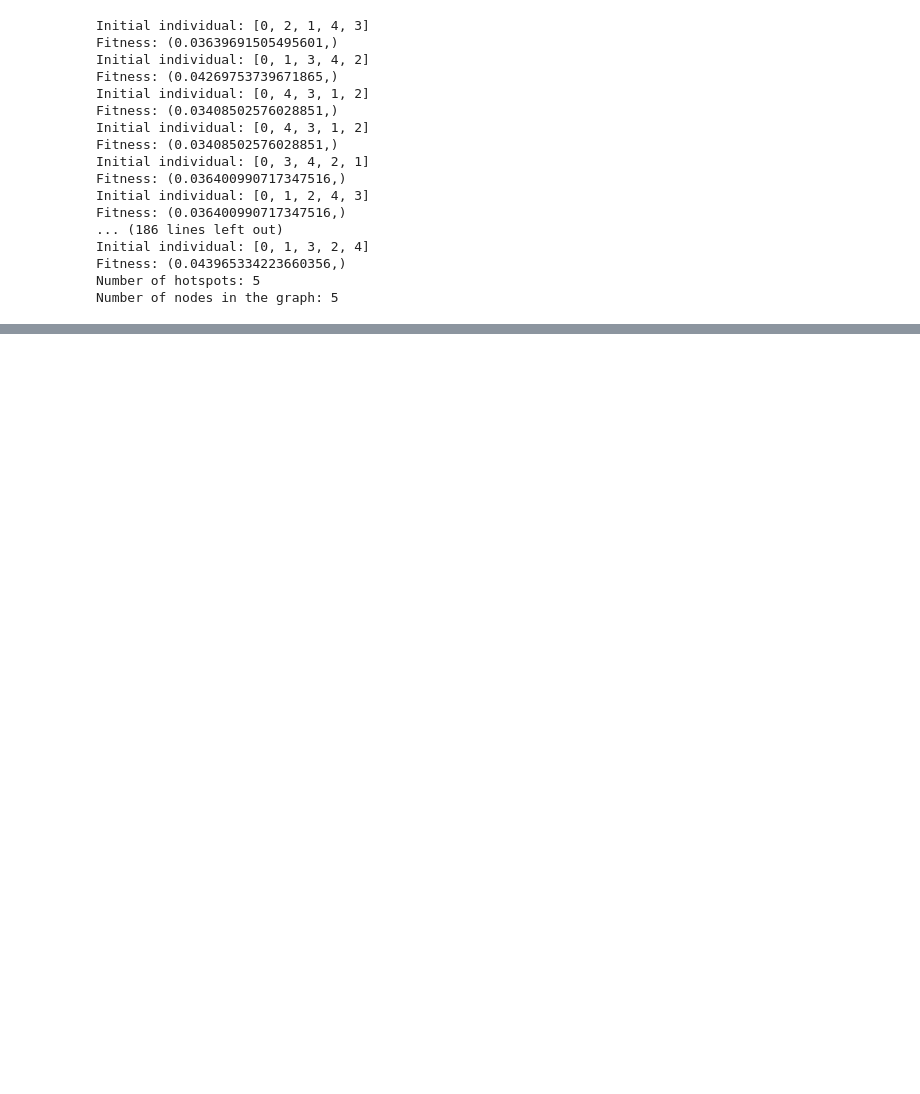
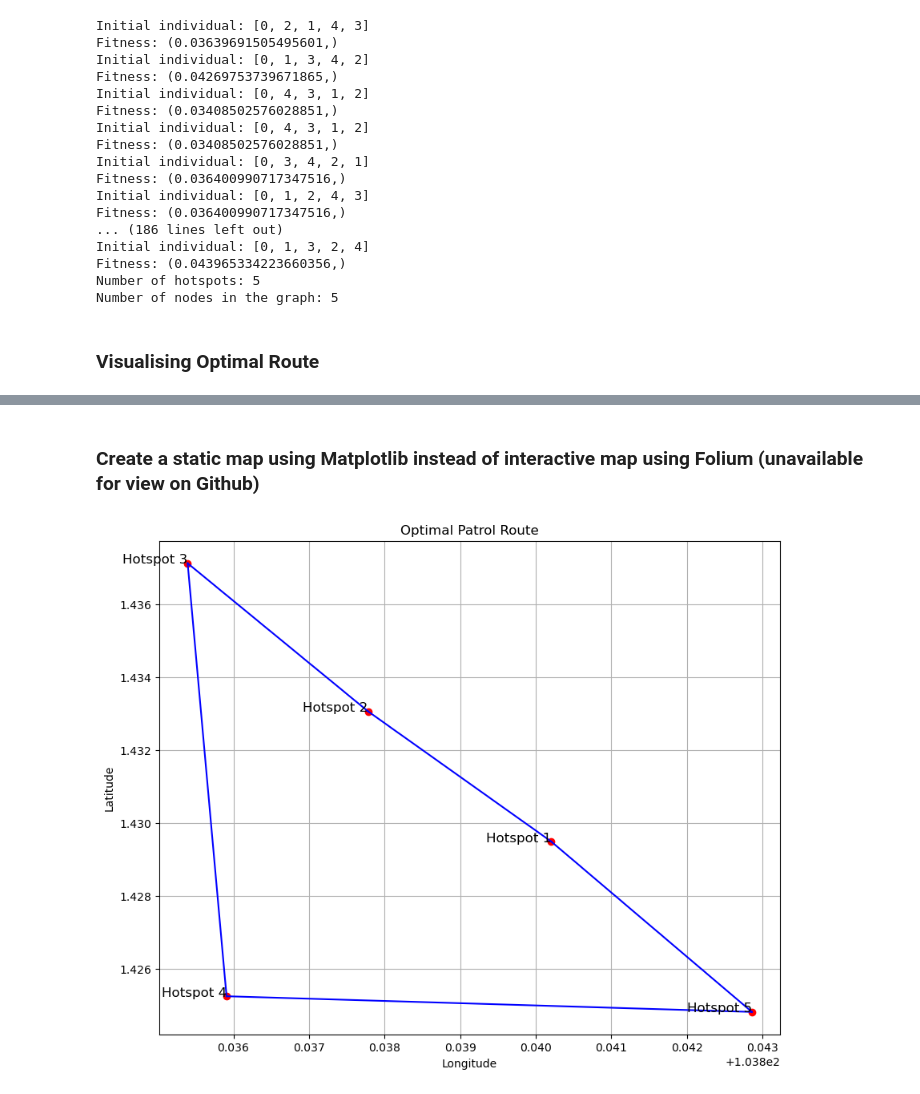
Before and after one commit to itschloechloe/LifeHack2024, a Jupyter notebook: Part 2 (Yishun Neighbourhood).ipynb, the cells around one changed output, grey strips where cells are left out. Cells and saved outputs as stored; diff of their text form; code cells hidden in the pictures; blank space fills up the shorter version.

```diff
--- a/Part 2 (Yishun Neighbourhood).ipynb
+++ b/Part 2 (Yishun Neighbourhood).ipynb
@@ -239,6 +252,8 @@ algorithms.eaSimple(population, toolbox, cxpb=0.7, mutpb=0.2, ngen=50, verbose=F
 # Get the best route
 best_patrol_police = tools.selBest(population, k=1)[0]
 best_route = [hotspots[i] for i in best_patrol_police]
+# %% [markdown]
+### Visualising Optimal Route
 # %%
 # Visualize the optimal route with annotations
 map_center = [np.mean([coord[0] for coord in hotspots]), np.mean([coord[1] for coord in hotspots])]
@@ -266,3 +281,28 @@ mymap.save('optimal_patrol_route_with_annotations.html')
 mymap
 # %% [output]
 [interactive output not drawn]
+# %% [markdown]
+### Create a static map using Matplotlib instead of interactive map using Folium (unavailable for view on Github)
+# %%
+import matplotlib.pyplot as plt
+plt.figure(figsize=(10, 8))
+plt.title("Optimal Patrol Route")
+plt.xlabel("Longitude")
+plt.ylabel("Latitude")
+
+# Plot hotspots
+for i, coord in enumerate(hotspots):
+    plt.plot(coord[1], coord[0], 'ro')  # Red dot for hotspots
+    plt.text(coord[1], coord[0], f"Hotspot {i+1}", fontsize=12, ha='right')
+
+# Plot the optimal patrol route
+for i in range(len(best_route) - 1):
+    plt.plot([best_route[i][1], best_route[i + 1][1]], [best_route[i][0], best_route[i + 1][0]], 'b-')  # Blue line for route
+
+# Connect the last hotspot to the starting point
+plt.plot([best_route[-1][1], best_route[0][1]], [best_route[-1][0], best_route[0][0]], 'b-')  # Blue line for route
+
+plt.grid(True)
+plt.show()
+# %% [output]
+[figure, added]
```
Also changed, not shown: parts of 6 cells of this notebook.
